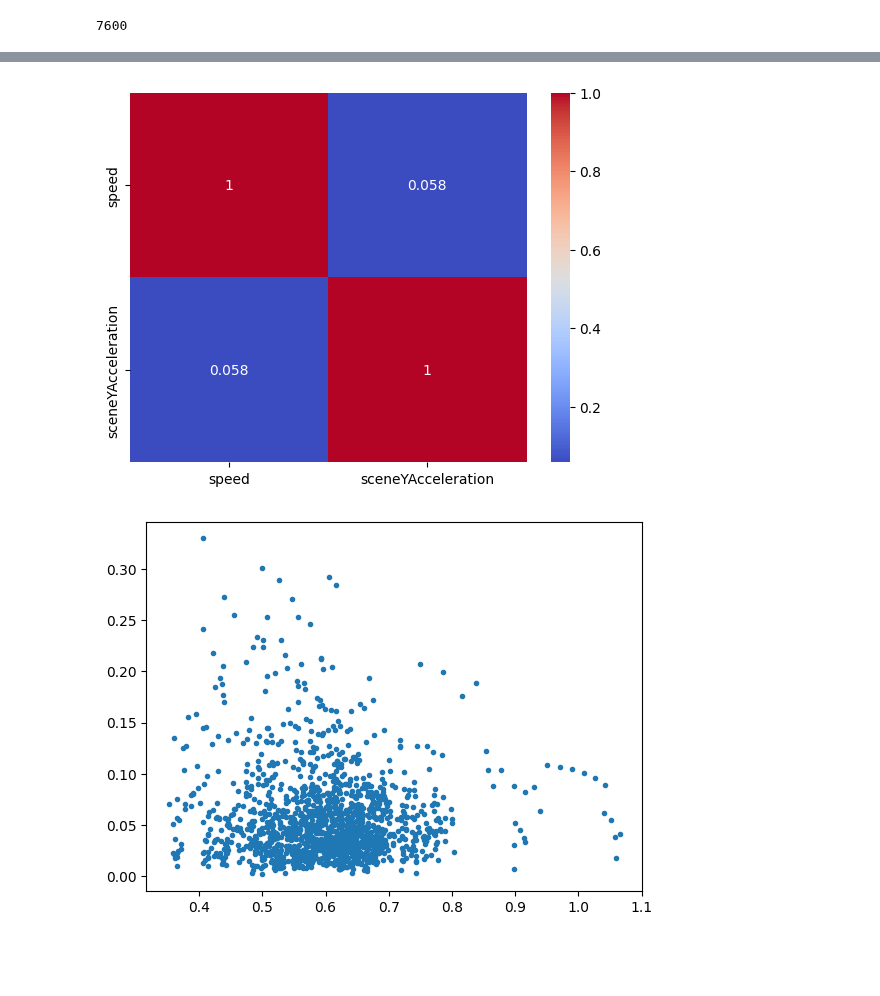
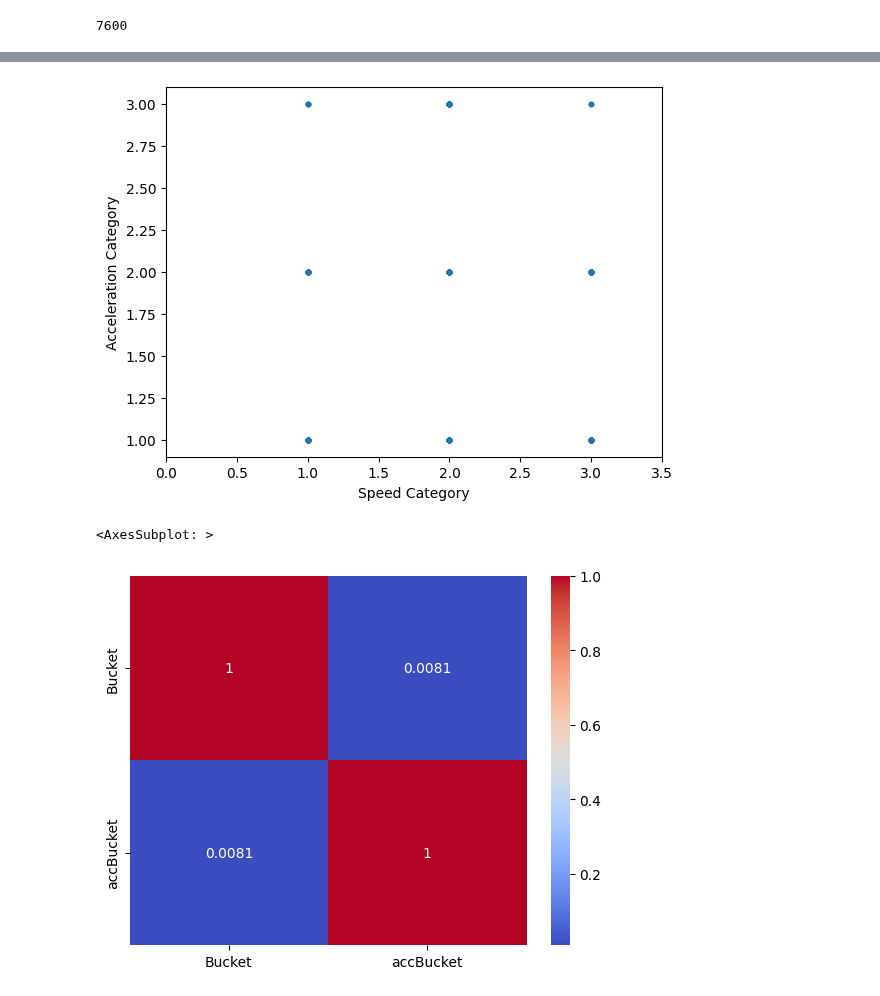
Before and after one commit to BUET-AV/behavior-hypotheses, a Jupyter notebook: src/notebooks/Behavior_Hypo_heatmap.ipynb, the cells around one changed output, grey strips where cells are left out. Cells and saved outputs as stored; diff of their text form; code cells hidden in the pictures; blank space fills up the shorter version.

Commit message:
Speed Vs Acceleration heatmap

```diff
--- a/src/notebooks/Behavior_Hypo_heatmap.ipynb
+++ b/src/notebooks/Behavior_Hypo_heatmap.ipynb
@@ -95,0 +174,12 @@ using min Y displacement (5)
+# %%
+def assign_acc_category(acc):
+    if acc < 0.1:
+        # print("A")
+        return 1
+    elif (acc >= 0.1) & (acc < 2*0.1):
+        return 2
+    else:
+        return 3
+
+cleanPedDf_copy["accBucket"] = cleanPedDf_copy["acceleration"].apply(assign_acc_category)
+cleanPedDf_copy.head(10)
@@ -138,33 +203,31 @@ fifthDf = cleanPedDf[(cleanPedDf["displacementY"] >= 4)].copy()
 # %%
-numeric_col = ['speed','sceneYAcceleration']
+# numeric_col = ['speed','sceneYAcceleration']
 
-startingDf_copy = endDf
+# startingDf_copy = firstDf
 
-# Correlation Matrix formation
-corr_matrix = startingDf_copy.loc[:,numeric_col].corr()
-# correlation_matrix = startingDf.corr()
-sns.heatmap(corr_matrix, annot=True, cmap='coolwarm')
+# # Correlation Matrix formation
+# corr_matrix = startingDf_copy.loc[:,numeric_col].corr()
+# # correlation_matrix = startingDf.corr()
+# sns.heatmap(corr_matrix, annot=True, cmap='coolwarm')
 
-# plt.xlabel('Speed')
-# plt.ylabel('Acceleration')
+plt.scatter(cleanPedDf_copy["Bucket"], cleanPedDf_copy["accBucket"], marker = ".")
+
+plt.xlim(0.0,3.5)
+plt.xlabel('Speed Category')
+plt.ylabel('Acceleration Category')
 plt.show()
 # %% [output]
-[figure, old version]
+[figure, new version]
 # %%
-# numeric_col_dis = ['speed','acceleration','displacementY']
-# startingDf_copy2 = startingDf
-# # Correlation Matrix formation
-# corr_matrix_dis = startingDf_copy2.loc[:,numeric_col_dis].corr()
-# # correlation_matrix = startingDf.corr()
-# sns.heatmap(corr_matrix_dis, annot=True, cmap='coolwarm')
-
-plt.scatter(startingDf["speed"], startingDf["acceleration"], marker = ".")
-
-# plt.xlabel('Speed')
-# plt.ylabel('Acceleration')
-plt.show()
+numeric_col_dis = ['Bucket','accBucket']
+startingDf_copy2 = cleanPedDf_copy
+# Correlation Matrix formation
+corr_matrix_dis = startingDf_copy2.loc[:,numeric_col_dis].corr()
+# correlation_matrix = startingDf.corr()
+sns.heatmap(corr_matrix_dis, annot=True, cmap='coolwarm')
 # %% [output]
+<AxesSubplot: >
-[figure, old version]
+[figure, new version]
 # %%
 
 plt.rc('font', size=20)
```
Also changed, not shown: parts of 13 cells of this notebook, 3 other files.
